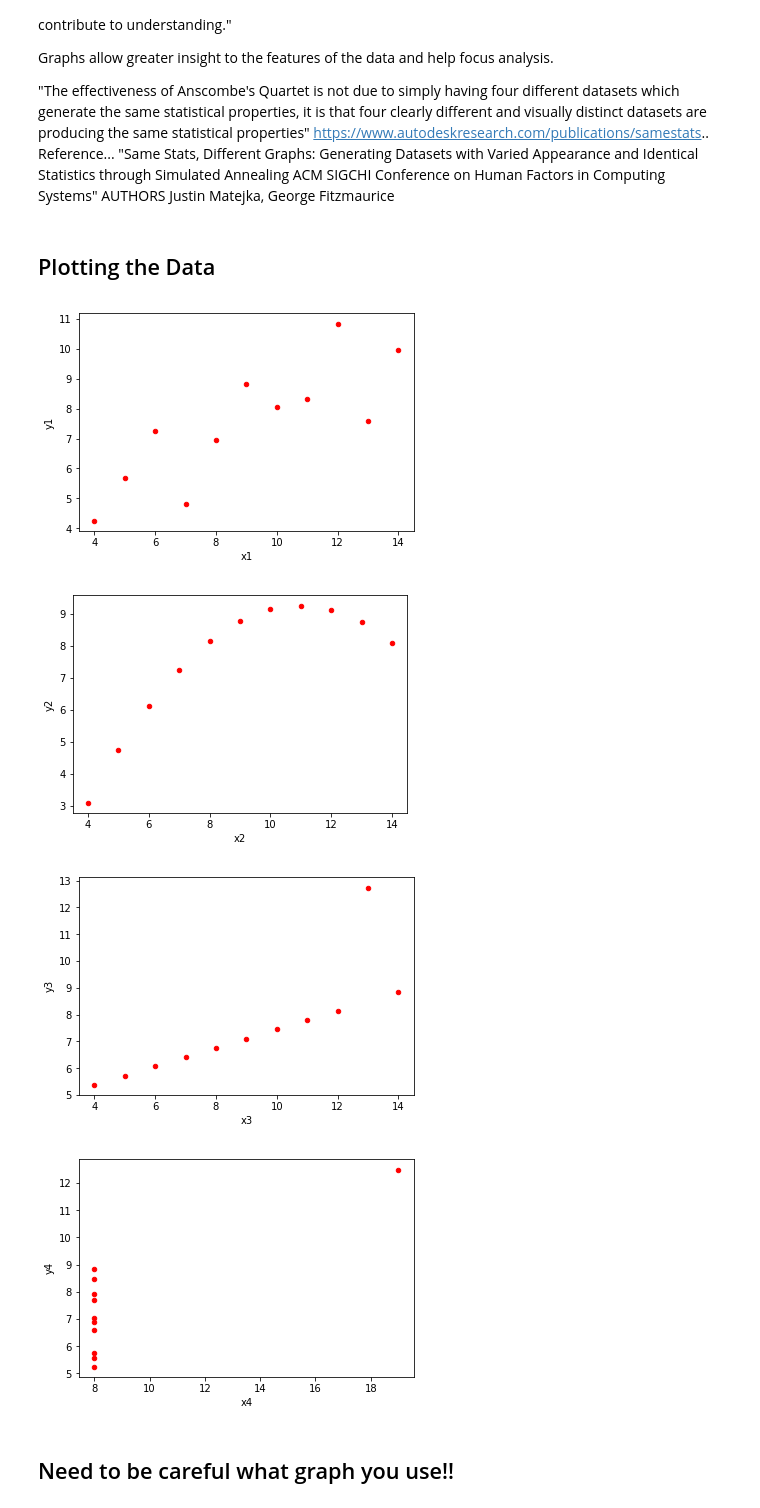
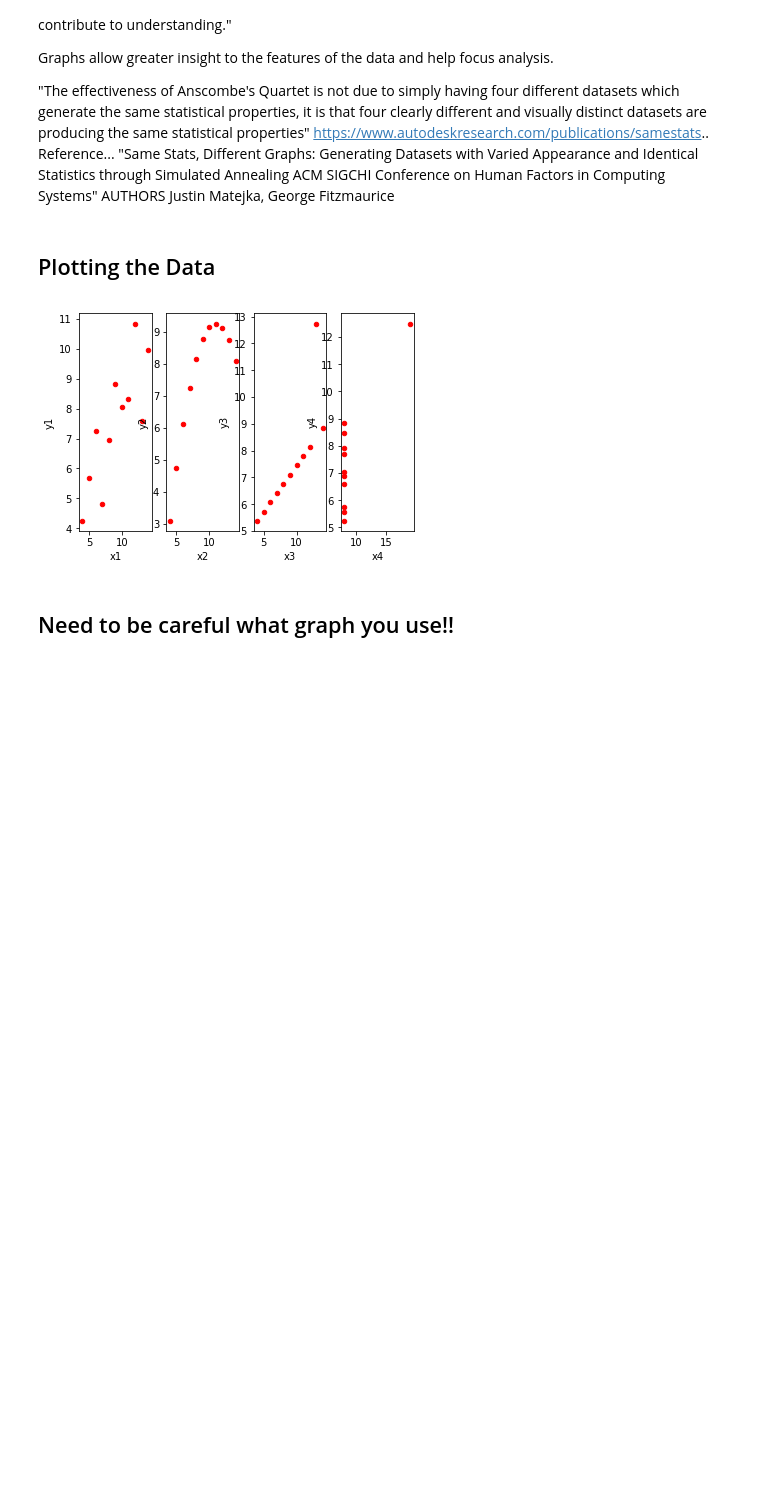
Before and after one commit to JohnONeillGMIT/FundamentalsOfDataAnalysis2, a Jupyter notebook: Anscombe's Quartet.ipynb, the cells around one changed output. Cells and saved outputs as stored; diff of their text form; code cells hidden in the pictures; blank space fills up the shorter version.

```diff
--- a/Anscombe's Quartet.ipynb
+++ b/Anscombe's Quartet.ipynb
@@ -63,16 +72,17 @@ import matplotlib.pyplot as plt
 # %%
 #plot the data
 #line of code.....
-df.plot(kind='scatter',x='x1',y='y1',color='red')
-df.plot(kind='scatter',x='x2',y='y2',color='red')
-df.plot(kind='scatter',x='x3',y='y3',color='red')
-df.plot(kind='scatter',x='x4',y='y4',color='red')
+ax= plt.subplot(1,4,1)
+df.plot(kind='scatter',x='x1',y='y1',color='red',ax=ax)
+ax= plt.subplot(1,4,2)
+df.plot(kind='scatter',x='x2',y='y2',color='red',ax=ax)
+ax= plt.subplot(1,4,3)
+df.plot(kind='scatter',x='x3',y='y3',color='red',ax=ax)
+ax= plt.subplot(1,4,4)
+df.plot(kind='scatter',x='x4',y='y4',color='red',ax=ax)
 plt.show()#shows the plot
 # %% [output]
-[figure, old version]
+[figure, new version]
-[figure, removed]
-[figure, removed]
-[figure, removed]
 # %% [markdown]
 ## Need to be careful what graph you use!!
 # %%
```
Also changed, not shown: parts of 1 cell of this notebook.
